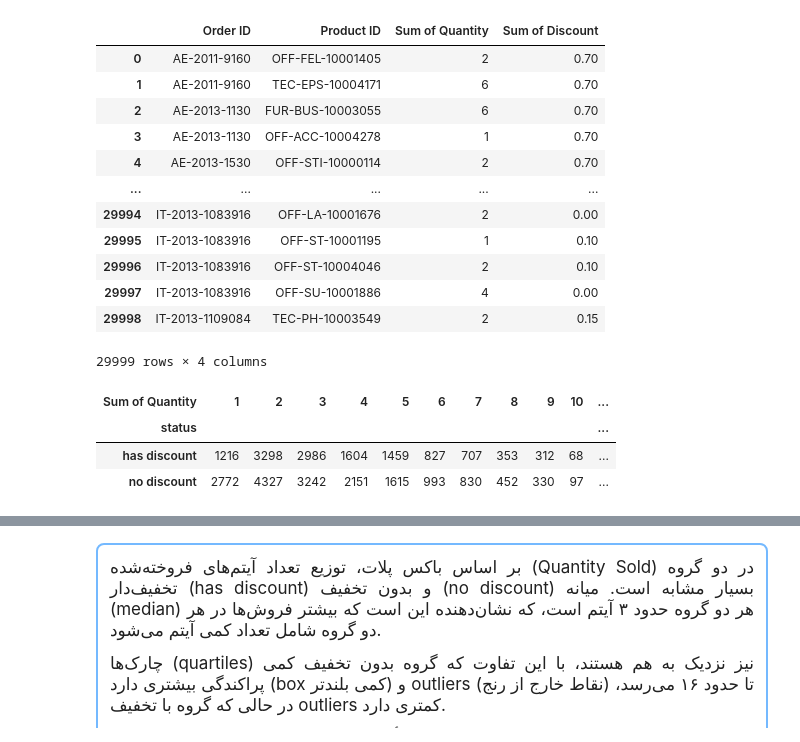
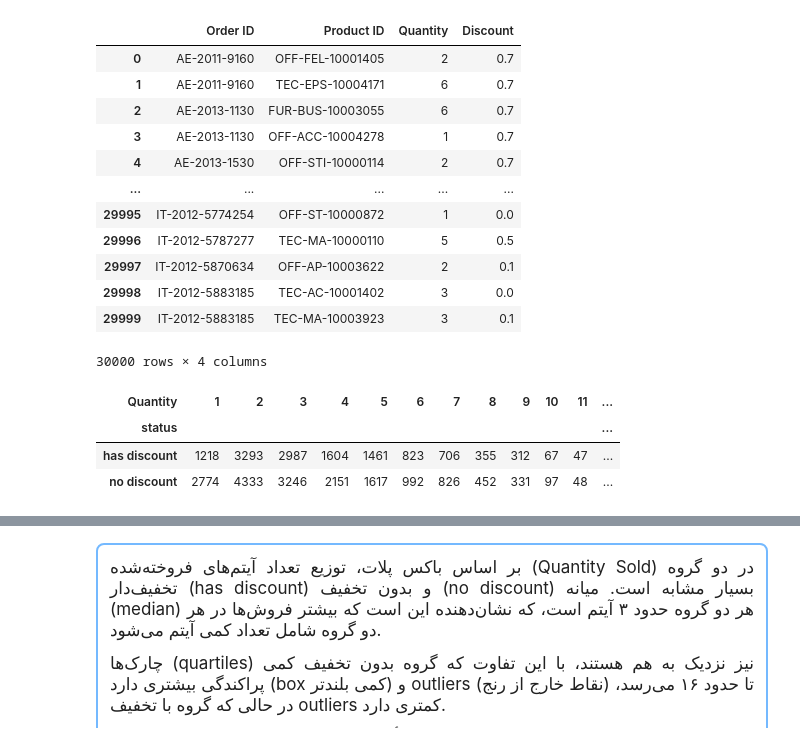
Before and after one commit to arashnaderi820-cyber/superstore-data-analysis, a Jupyter notebook: Phase2_Statistics/amar.ipynb, the cells around one changed output, grey strips where cells are left out. Cells and saved outputs as stored; diff of their text form; code cells hidden in the pictures.

```diff
--- a/Phase2_Statistics/amar.ipynb
+++ b/Phase2_Statistics/amar.ipynb
@@ -6,40 +6,40 @@ import numpy as np
 from scipy.stats import mannwhitneyu
 from scipy.stats import shapiro
 # %%
-file_path=r"C:\Users\Asus\Desktop\data.csv"
+file_path=r"Phase2_Discount_StatisticalTest.csv"
 df=pd.read_csv(file_path)
 df
 # %% [output]
-|  | Order ID | Product ID | Sum of Quantity | Sum of Discount |
-| 0 | AE-2011-9160 | OFF-FEL-10001405 | 2 | 0.70 |
-| 1 | AE-2011-9160 | TEC-EPS-10004171 | 6 | 0.70 |
-| 2 | AE-2013-1130 | FUR-BUS-10003055 | 6 | 0.70 |
-| 3 | AE-2013-1130 | OFF-ACC-10004278 | 1 | 0.70 |
-| 4 | AE-2013-1530 | OFF-STI-10000114 | 2 | 0.70 |
+|  | Order ID | Product ID | Quantity | Discount |
+| 0 | AE-2011-9160 | OFF-FEL-10001405 | 2 | 0.7 |
+| 1 | AE-2011-9160 | TEC-EPS-10004171 | 6 | 0.7 |
+| 2 | AE-2013-1130 | FUR-BUS-10003055 | 6 | 0.7 |
+| 3 | AE-2013-1130 | OFF-ACC-10004278 | 1 | 0.7 |
+| 4 | AE-2013-1530 | OFF-STI-10000114 | 2 | 0.7 |
 | ... | ... | ... | ... | ... |
-| 29994 | IT-2013-1083916 | OFF-LA-10001676 | 2 | 0.00 |
-| 29995 | IT-2013-1083916 | OFF-ST-10001195 | 1 | 0.10 |
-| 29996 | IT-2013-1083916 | OFF-ST-10004046 | 2 | 0.10 |
-| 29997 | IT-2013-1083916 | OFF-SU-10001886 | 4 | 0.00 |
-| 29998 | IT-2013-1109084 | TEC-PH-10003549 | 2 | 0.15 |
+| 29995 | IT-2012-5774254 | OFF-ST-10000872 | 1 | 0.0 |
+| 29996 | IT-2012-5787277 | TEC-MA-10000110 | 5 | 0.5 |
+| 29997 | IT-2012-5870634 | OFF-AP-10003622 | 2 | 0.1 |
+| 29998 | IT-2012-5883185 | TEC-AC-10001402 | 3 | 0.0 |
+| 29999 | IT-2012-5883185 | TEC-MA-10003923 | 3 | 0.1 |
-29999 rows × 4 columns
+30000 rows × 4 columns
 # %%
-df["status"]=df["Sum of Discount"].apply(lambda x:"no discount"if x==0 else "has discount")
+df["status"]=df["Discount"].apply(lambda x:"no discount" if x==0 else "has discount")
 distribution=pd.pivot_table(
     df,
     index="status",
-    columns="Sum of Quantity",
+    columns="Quantity",
     aggfunc="size",
     fill_value=0
 
 
 )
 distribution
 # %% [output]
-| Sum of Quantity | 1 | 2 | 3 | 4 | 5 | 6 | 7 | 8 | 9 | 10 | ... |
-| status |  |  |  |  |  |  |  |  |  |  | ... |
-| has discount | 1216 | 3298 | 2986 | 1604 | 1459 | 827 | 707 | 353 | 312 | 68 | ... |
-| no discount | 2772 | 4327 | 3242 | 2151 | 1615 | 993 | 830 | 452 | 330 | 97 | ... |
+| Quantity | 1 | 2 | 3 | 4 | 5 | 6 | 7 | 8 | 9 | 10 | 11 | ... |
+| status |  |  |  |  |  |  |  |  |  |  |  | ... |
+| has discount | 1218 | 3293 | 2987 | 1604 | 1461 | 823 | 706 | 355 | 312 | 67 | 47 | ... |
+| no discount | 2774 | 4333 | 3246 | 2151 | 1617 | 992 | 826 | 452 | 331 | 97 | 48 | ... |
 # %%
 x = np.arange(len(distribution.columns))
 width = 0.4
```
Also changed, not shown: parts of 5 cells of this notebook.
